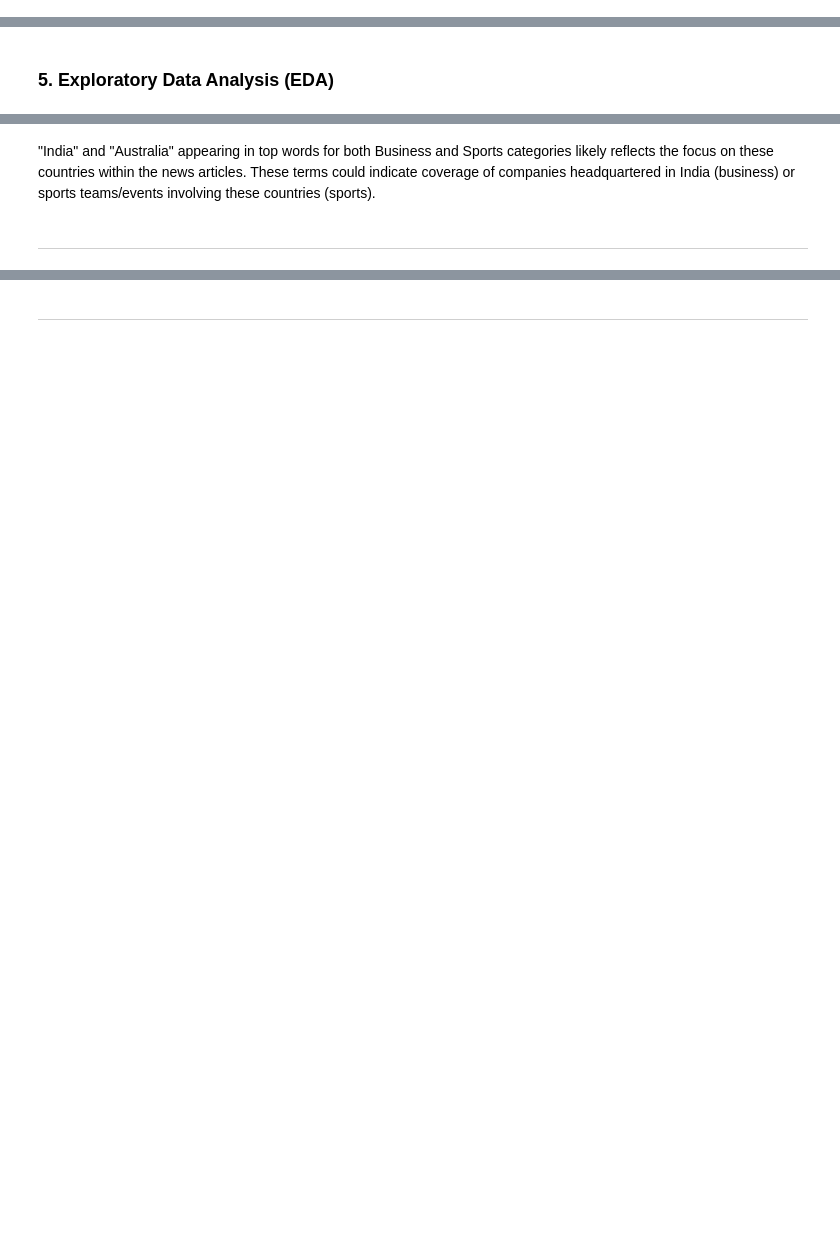
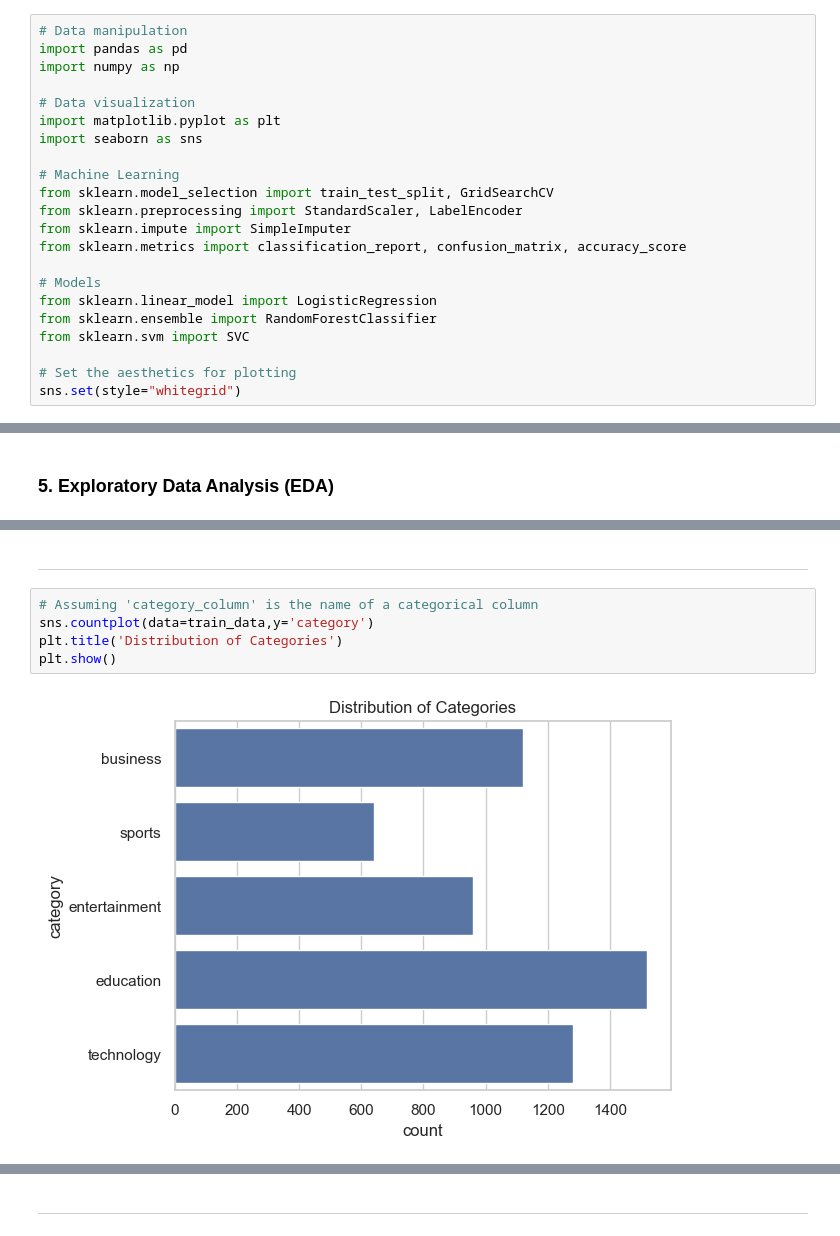
Before and after one commit to Makhutso98/Streamlit_App-Team-EG5, a Jupyter notebook: News Article Classification.ipynb, the cells around one changed output, grey strips where cells are left out. Cells and saved outputs as stored; diff of their text form; blank space fills up the shorter version.

```diff
--- a/News Article Classification.ipynb
+++ b/News Article Classification.ipynb
@@ -72,5 +70,27 @@ The goal of this project is to build a model that can accurately classify news a
 ***
 # %% [markdown]
 ### 2. Importing Packages
+# %%
+# Data manipulation
+import pandas as pd
+import numpy as np
+
+# Data visualization
+import matplotlib.pyplot as plt
+import seaborn as sns
+
+# Machine Learning
+from sklearn.model_selection import train_test_split, GridSearchCV
+from sklearn.preprocessing import StandardScaler, LabelEncoder
+from sklearn.impute import SimpleImputer
+from sklearn.metrics import classification_report, confusion_matrix, accuracy_score
+
+# Models
+from sklearn.linear_model import LogisticRegression
+from sklearn.ensemble import RandomForestClassifier
+from sklearn.svm import SVC
+
+# Set the aesthetics for plotting
+sns.set(style="whitegrid")
 # %% [markdown]
 Essential libraries for data loading, manipulation, analysis, visualization, and predictive modeling are imported to facilitate the project's objectives.
@@ -503,5 +476,9 @@ for category in categories:
-# %% [markdown]
-"India" and "Australia" appearing in top words for both Business and Sports categories likely reflects the focus on these countries within the news articles.
-These terms could indicate coverage of companies headquartered in India (business) or sports teams/events involving these countries (sports).
 # %% [markdown]
 ***
+# %%
+# Assuming 'category_column' is the name of a categorical column
+sns.countplot(data=train_data,y='category')
+plt.title('Distribution of Categories')
+plt.show()
+# %% [output]
+[figure, added]
```
Also changed, not shown: parts of 92 cells of this notebook, 5 other files.
